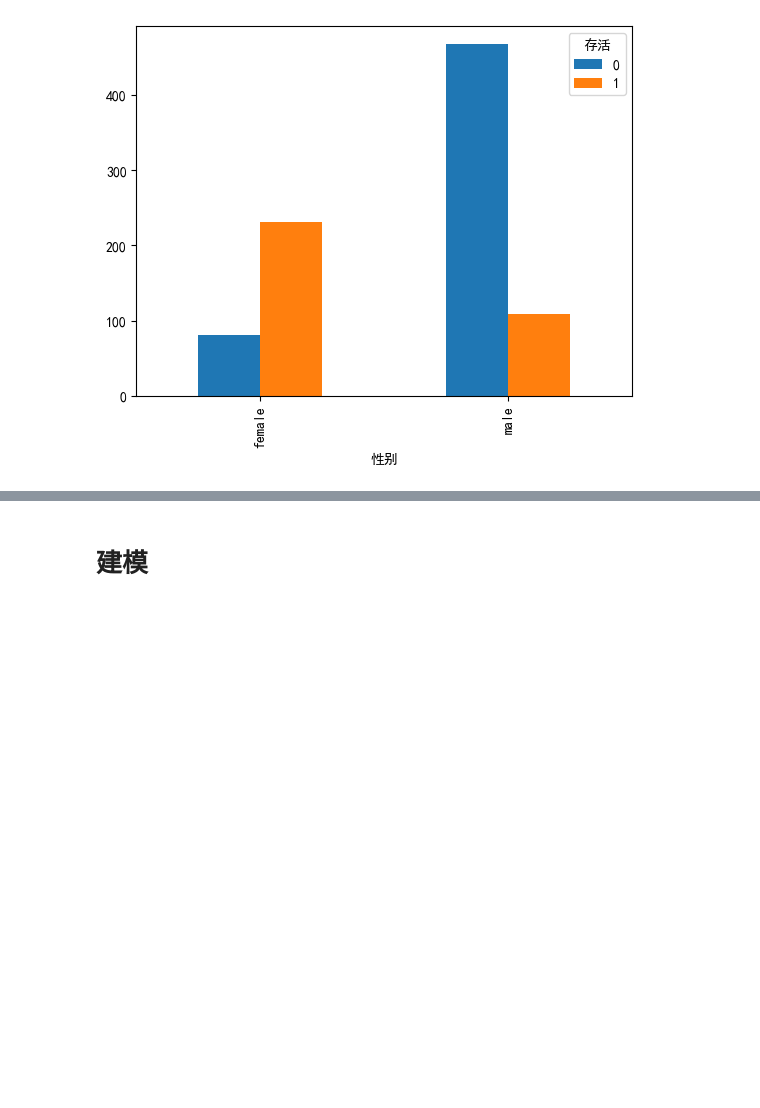
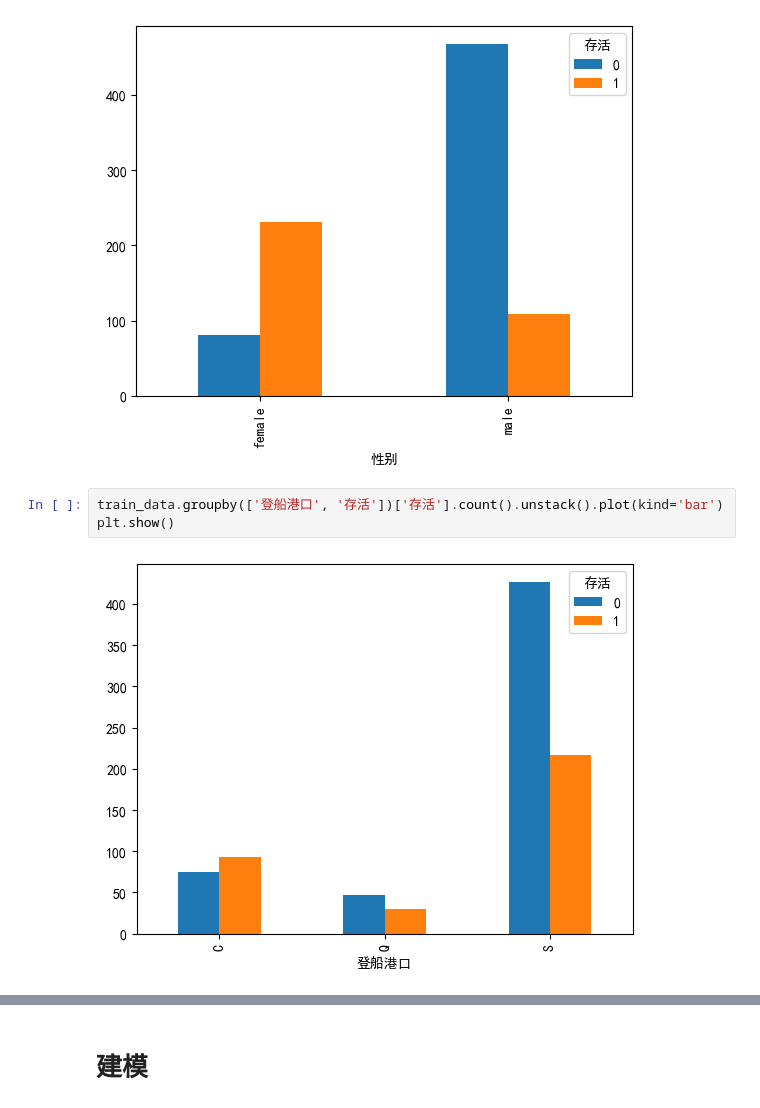
Before and after one commit to dengwangtao/2024-Data-Mining-Course, a Jupyter notebook: 实验1/main.ipynb, the cells around one changed output, grey strips where cells are left out. Drawn from its saved outputs; the diff is of its cells as text; blank space fills up the shorter version.

```diff
--- a/实验1/main.ipynb
+++ b/实验1/main.ipynb
@@ -234,3 +234,8 @@ T.plot(kind='bar')
 plt.show()
 # %% [output]
 [figure]
+# %%
+train_data.groupby(['登船港口', '存活'])['存活'].count().unstack().plot(kind='bar')
+plt.show()
+# %% [output]
+[figure, added]
```
Also changed, not shown: parts of 15 cells of this notebook, 3 other files.
